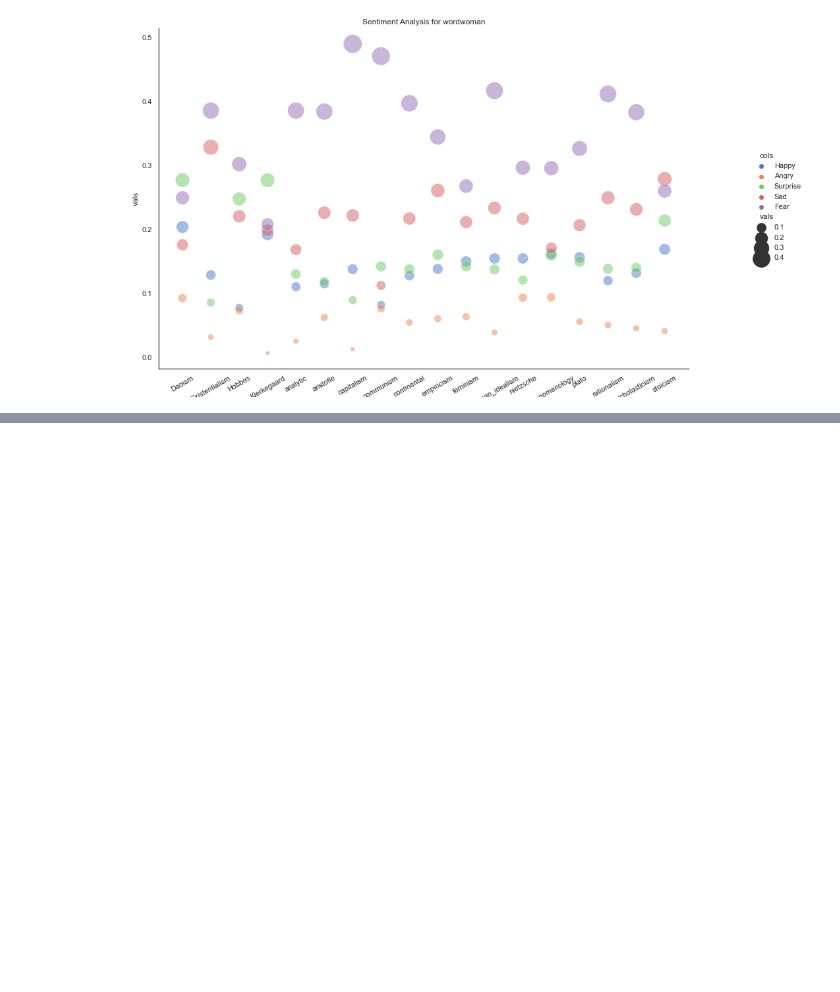
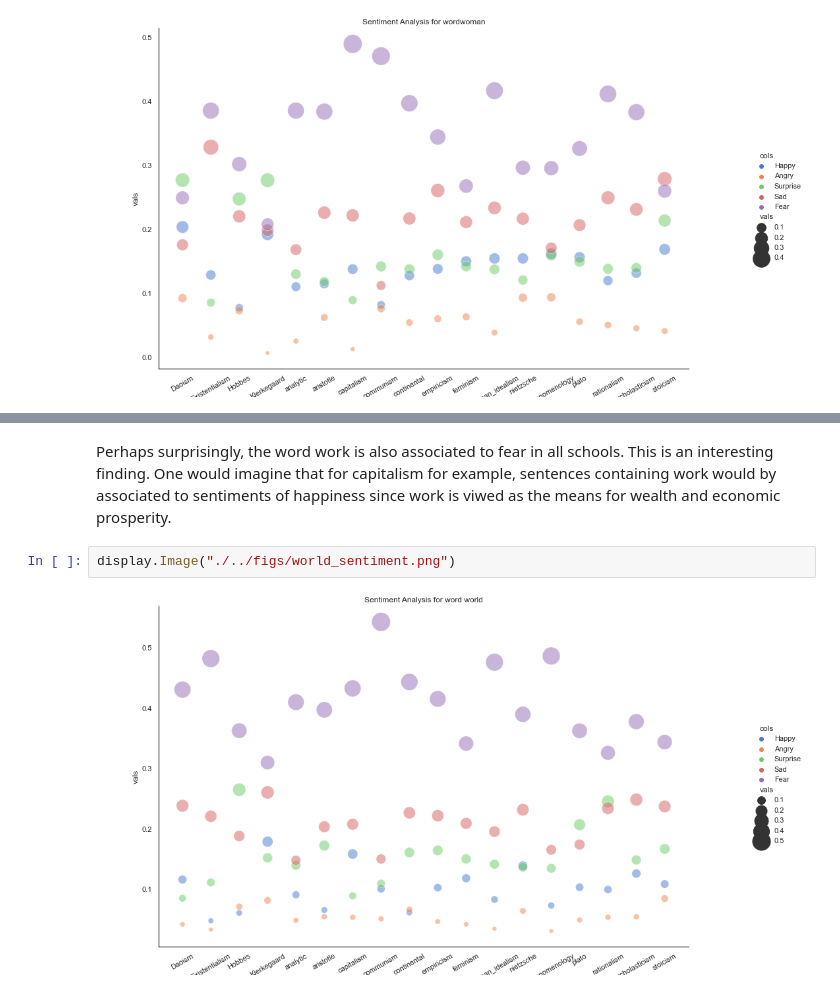
Before and after one commit to TZstatsADS/spring-2022-prj1-dafnep, a Jupyter notebook: doc/Data-science1-text.ipynb, the cells around one changed output, grey strips where cells are left out. Saved outputs shown, nothing was run; the diff lists cells and outputs as text; blank space fills up the shorter version.

```diff
--- a/doc/Data-science1-text.ipynb
+++ b/doc/Data-science1-text.ipynb
@@ -266,0 +272,6 @@ display.Image("./../figs/woman_sentiment.png")
+# %% [markdown]
+Perhaps surprisingly, the word work is also associated to fear in all schools. This is an interesting finding. One would imagine that for capitalism for example, sentences containing work would by associated to sentiments of happiness since work is viwed as the means for wealth and economic prosperity.
+# %%
+display.Image("./../figs/world_sentiment.png")
+# %% [output]
+[figure, added]
```
Also changed, not shown: parts of 24 cells of this notebook, 6 other files.
